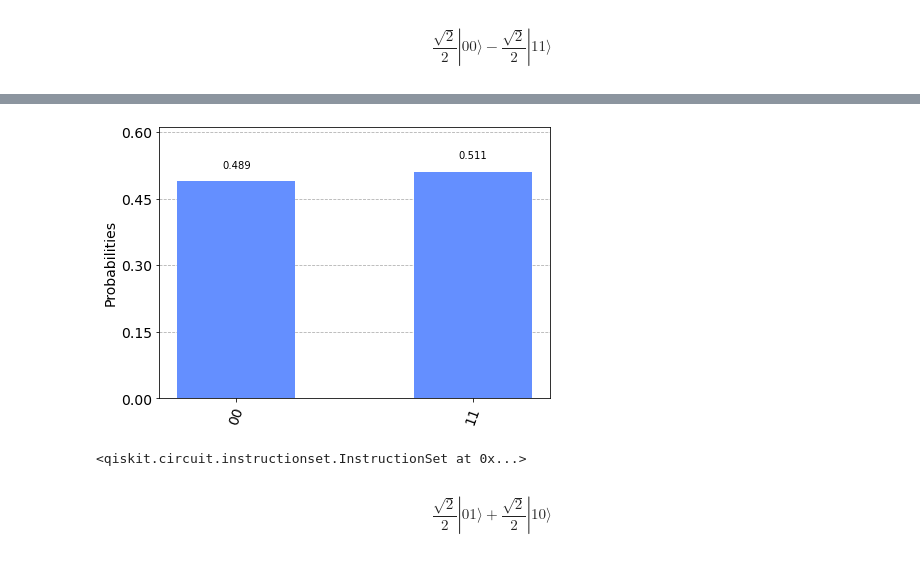
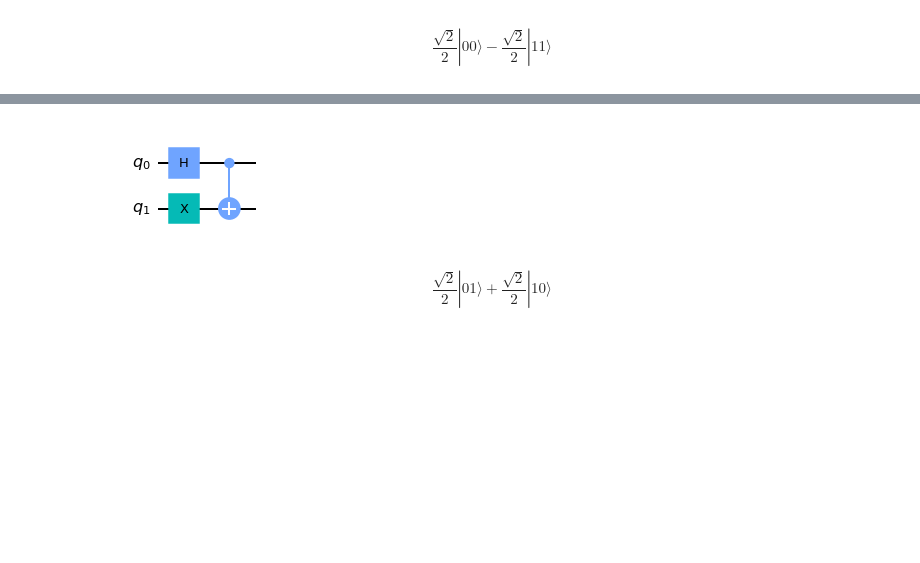
Before and after one commit to brunopacheco1/testing-qiskit, a Jupyter notebook: bell_states.ipynb, the cells around one changed output, grey strips where cells are left out. Drawn from its saved outputs; the diff is of its cells as text; code cells hidden in the pictures; blank space fills up the shorter version.

```diff
--- a/bell_states.ipynb
+++ b/bell_states.ipynb
@@ -48,15 +31,11 @@ circuit_bell_state_2.draw('mpl')
-# %%
-result_bell_state_2 = execute(circuit_bell_state_2, backend = backend).result()
-plot_histogram(result_bell_state_2.get_counts(circuit_bell_state_2))
-# %% [output]
-[figure, removed]
 # %%
-circuit_bell_state_3 = QuantumCircuit(2, 2)
+circuit_bell_state_3 = QuantumCircuit(2, 0)
 circuit_bell_state_3.h(0)
 circuit_bell_state_3.x(1)
 circuit_bell_state_3.cx(0, 1)
+circuit_bell_state_3.draw('mpl')
 # %% [output]
-<qiskit.circuit.instructionset.InstructionSet at 0x...>
+[figure, added]
 # %%
 state_bell_state_3 = Statevector.from_int(0, 2**2)
 state_bell_state_3 = state_bell_state_3.evolve(circuit_bell_state_3)
```
Also changed, not shown: parts of 12 cells of this notebook, 5 other files.
